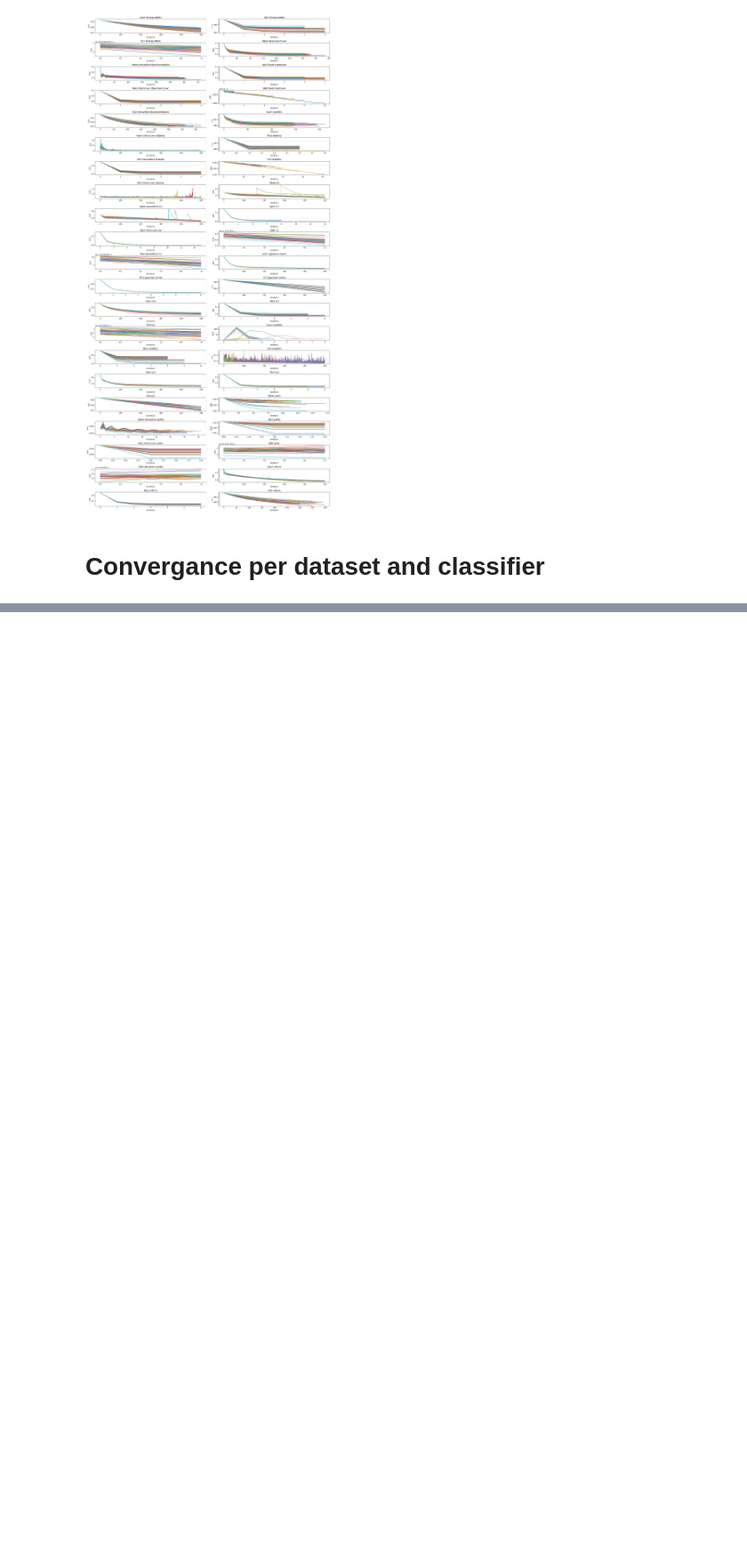
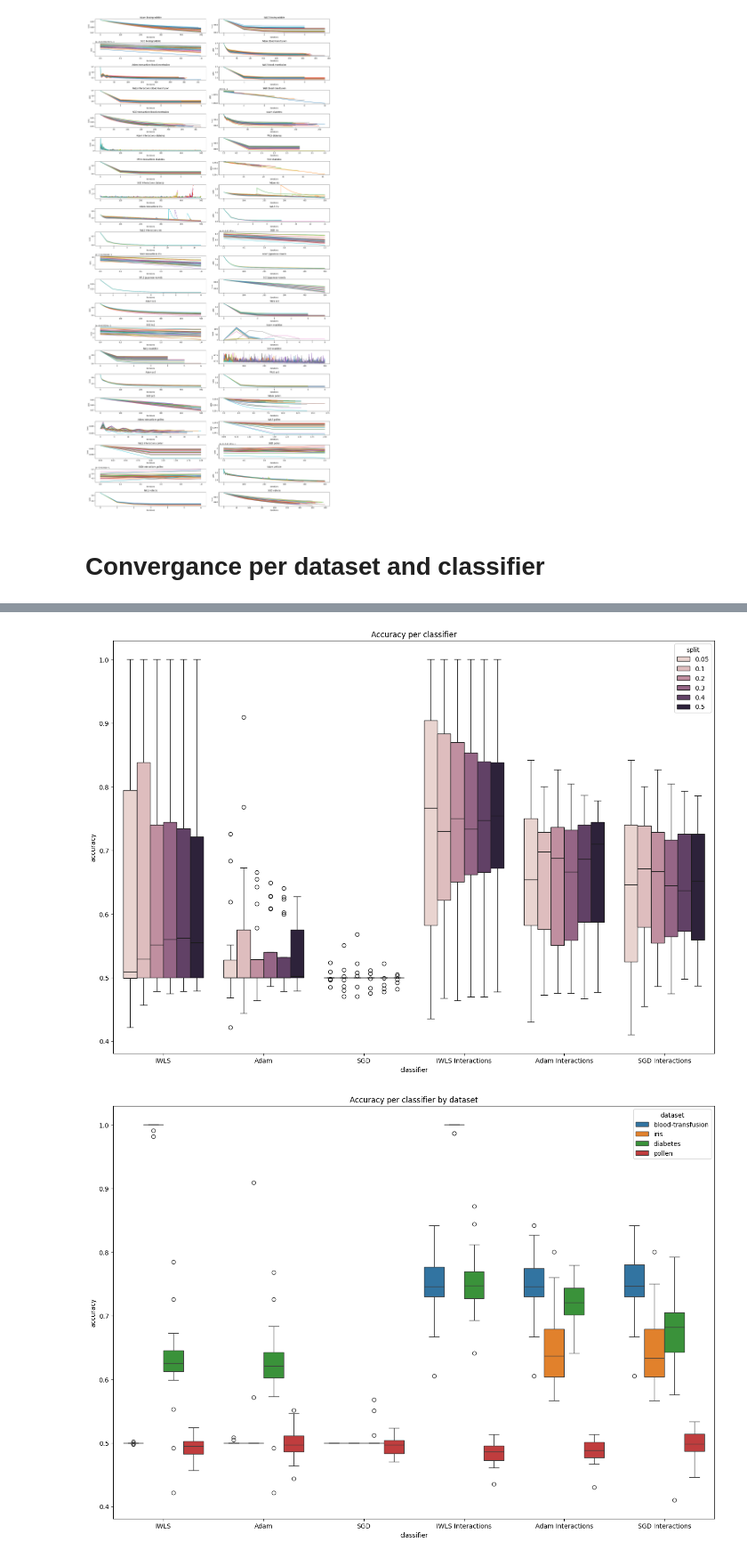
Before and after one commit to PrusWielki/advml-proj-1, a Jupyter notebook: task3.ipynb, the cells around one changed output, grey strips where cells are left out. Shown at 89% size. Drawn from its saved outputs; the diff is of its cells as text; code cells hidden in the pictures; blank space fills up the shorter version.

```diff
--- a/task3.ipynb
+++ b/task3.ipynb
@@ -622,0 +650,29 @@ plt.show()
+# %%
+accuraciesDf = pd.DataFrame(accuracies[0],columns=['accuracy','classifier','seed','split','interactions','dataset'])
+accuraciesDf=accuraciesDf.apply(lambda x:mapOptimizerToString(x),axis=1)
+
+accuraciesDf=accuraciesDf.apply(lambda x:getOnlyLogistic(x),axis=1).dropna()
+accuraciesDf=accuraciesDf.apply(lambda x:getOnlySmallDatasets(x),axis=1).dropna()
+concatAcc=accuraciesDf
+for i in range(1,len(accuracies)):
+    accuraciesDf = pd.DataFrame(accuracies[i],columns=['accuracy','classifier','seed','split','interactions','dataset'])
+    accuraciesDf=accuraciesDf.apply(lambda x:mapOptimizerToString(x),axis=1)
+    accuraciesDf=accuraciesDf.apply(lambda x:getOnlyLogistic(x),axis=1).dropna()
+    accuraciesDf=accuraciesDf.apply(lambda x:getOnlySmallDatasets(x),axis=1).dropna()
+    concatAcc=pd.concat([concatAcc, accuraciesDf], ignore_index=True, sort=False)
+plt.figure(figsize=(14,10))
+sns.boxplot(concatAcc,x='classifier',y='accuracy',hue='split')
+plt.title('Accuracy per classifier')
+plt.tight_layout()
+plt.savefig('Accuracy-per-classifier.pdf')
+plt.show()
+
+plt.figure(figsize=(14,10))
+sns.boxplot(concatAcc,x='classifier',y='accuracy',hue='dataset')
+plt.title('Accuracy per classifier by dataset')
+plt.tight_layout()
+plt.savefig('Accuracy-per-classifier-dataset.pdf')
+plt.show()
+# %% [output]
+[figure, added]
+[figure, added]
```
Also changed, not shown: parts of 3 cells of this notebook, 7 other files.
